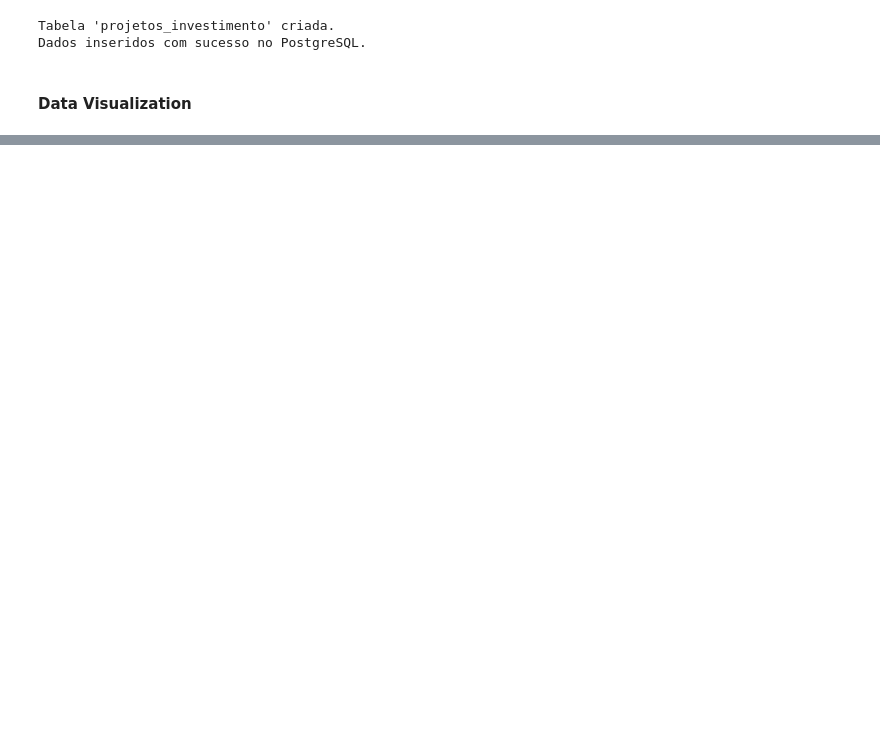
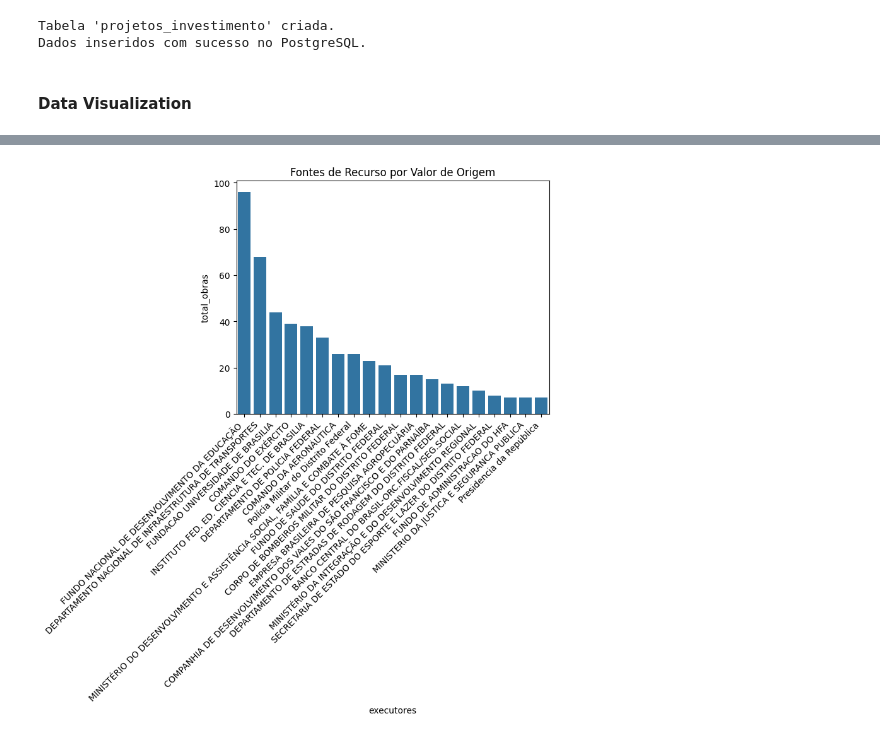
Before and after one commit to bottinolucas/lablivre-bolsista, a Jupyter notebook: etl.ipynb, the cells around one changed output, grey strips where cells are left out. Drawn from its saved outputs; the diff is of its cells as text; code cells hidden in the pictures; blank space fills up the shorter version.

```diff
--- a/etl.ipynb
+++ b/etl.ipynb
@@ -465,0 +408,22 @@ sns.barplot(
+# %%
+query4 = """
+SELECT executores_Nome AS executores, COUNT(*) AS total_obras
+FROM projetos_investimento
+GROUP BY executores
+ORDER BY total_obras DESC
+LIMIT 20
+"""
+
+df4 = pd.read_sql(query4, engine)
+
+sns.barplot(
+    data=df4,
+    x='executores',
+    y='total_obras'
+)
+plt.title("20 executores com mais obras")
+plt.xticks(rotation=45, ha='right')
+plt.title("Fontes de Recurso por Valor de Origem")
+plt.show()
+# %% [output]
+[figure, added]
```
Also changed, not shown: parts of 25 cells of this notebook, 1 other file.
